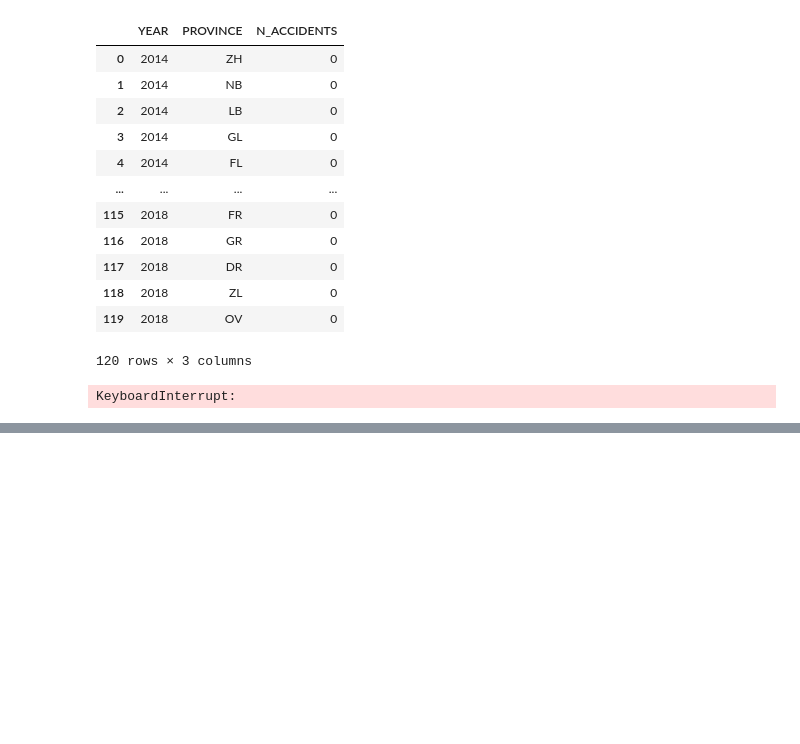
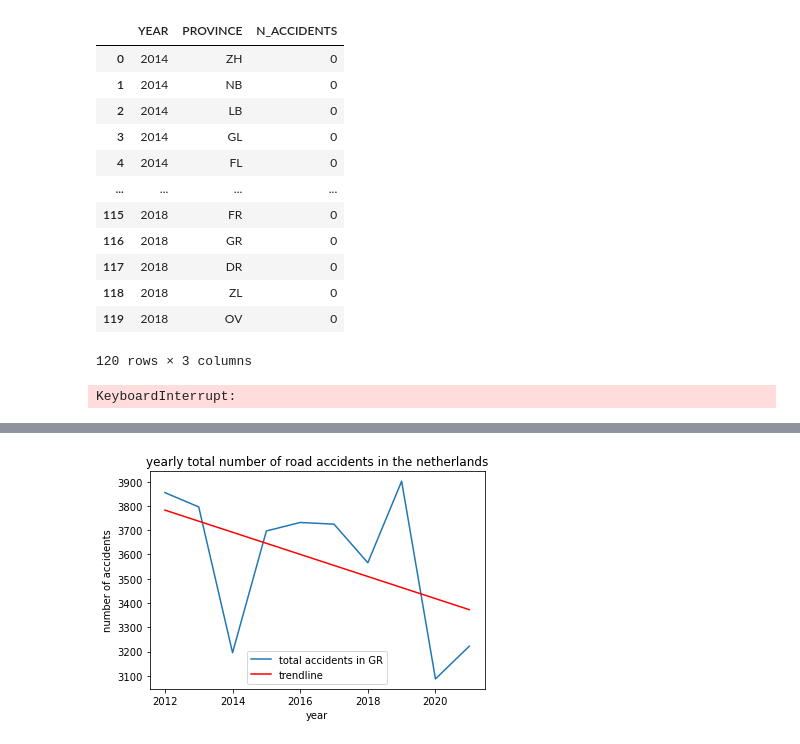
Before and after one commit to stefan1234567891011/AI_personal_project, a Jupyter notebook: code/data.ipynb, the cells around one changed output, grey strips where cells are left out. Saved outputs shown, nothing was run; the diff lists cells and outputs as text; code cells hidden in the pictures; blank space fills up the shorter version.

Commit message:
made visualisation and linear regression per province

```diff
--- a/code/data.ipynb
+++ b/code/data.ipynb
@@ -214,3 +216,10 @@ for i, j in df_5.iterrows():
 df_6
 # %% [output]
 KeyboardInterrupt:
+# %%
+target_province = "GR"
+df_7 = df_5.loc[df_5["PVE_CODE"] == target_province]
+df_9 = df_7["JAAR_VKL"].value_counts()
+df_10 = df_9.reset_index()
+df_11 = df_10.sort_values("index", ignore_index=True)
+df_11
@@ -216,0 +238,18 @@ KeyboardInterrupt:
+# %%
+year = df_11.iloc[:,0]
+n_accidents = df_11.iloc[:,1]
+year_2 = np.array(year).reshape(-1, 1)
+n_accidents_2 = n_accidents
+linear_regressor = LinearRegression()
+linear_regressor.fit(year_2, n_accidents_2)
+Y_pred = linear_regressor.predict(year_2)
+plt.title("yearly total number of road accidents in the netherlands")
+plt.xlabel("year")
+plt.ylabel("number of accidents")
+
+plt.plot(year, n_accidents, label="total accidents in " + target_province)
+plt.plot(year, Y_pred, color="red", label="trendline")
+plt.legend()
+plt.show()
+# %% [output]
+[figure, added]
```
Also changed, not shown: parts of 4 cells of this notebook.
